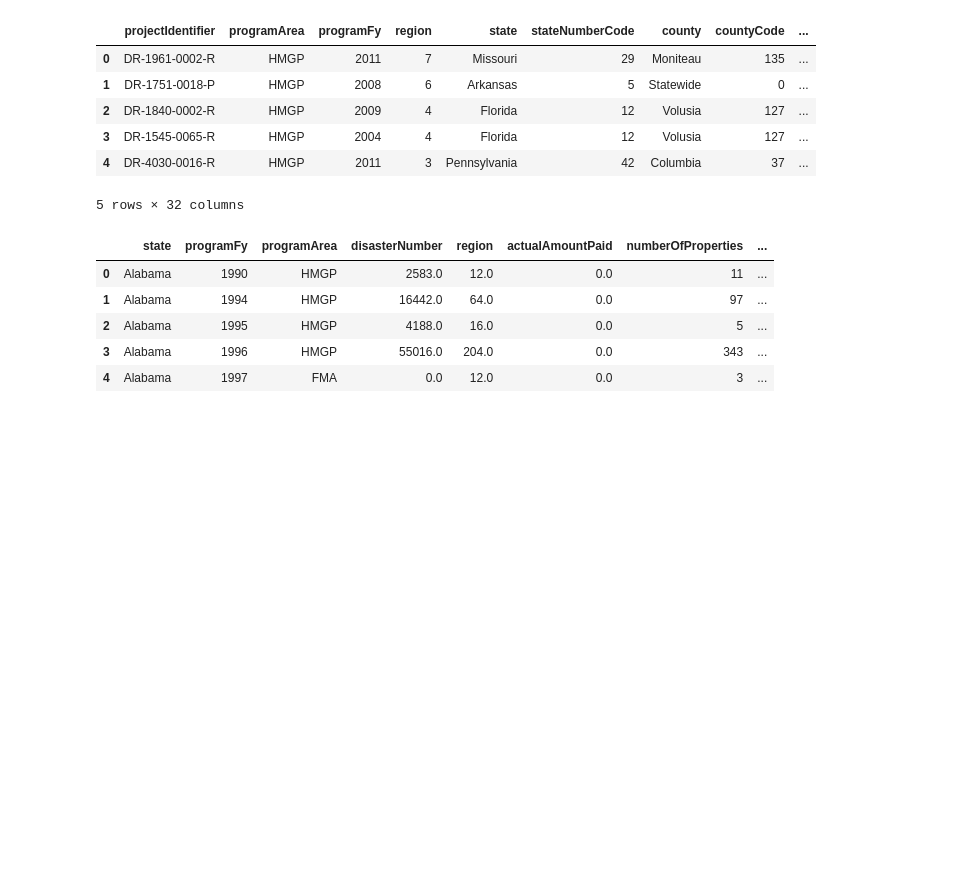
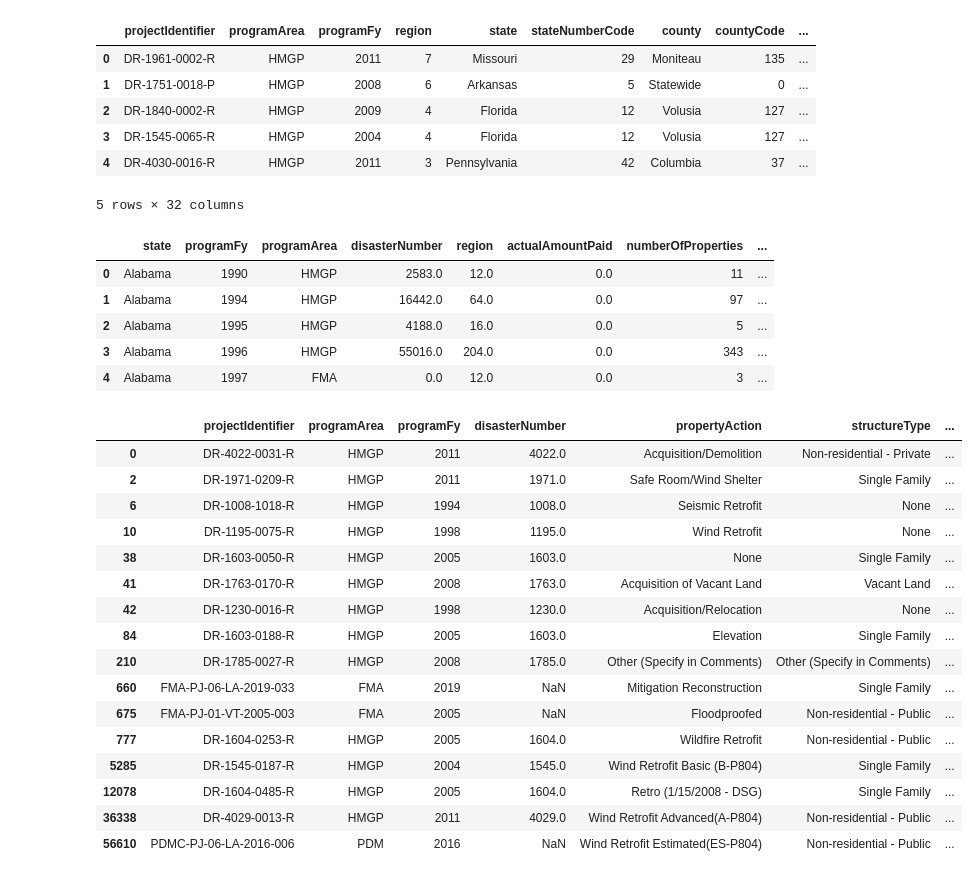
Before and after one commit to RafaelBackx/InformationVisualisation2023, a Jupyter notebook: Data/Analysis-Preprocessing/fema_preprocessing.ipynb, the cells around one changed output. Saved outputs shown, nothing was run; the diff lists cells and outputs as text; code cells hidden in the pictures; blank space fills up the shorter version.

```diff
--- a/Data/Analysis-Preprocessing/fema_preprocessing.ipynb
+++ b/Data/Analysis-Preprocessing/fema_preprocessing.ipynb
@@ -52,3 +52,23 @@ df_disasters = pd.read_csv('../Preprocessed-Natural-Disasters.csv', delimiter=';
 df_disasters_us = df_disasters[df_disasters['ISO'] == 'USA']
 # %%
 df_properties = pd.read_json('../preprocessed-fema-properties.json')
+# %%
+df_properties.drop_duplicates(subset=['propertyAction'])
+# %% [output]
+|  | projectIdentifier | programArea | programFy | disasterNumber | propertyAction | structureType | ... |
+| 0 | DR-4022-0031-R | HMGP | 2011 | 4022.0 | Acquisition/Demolition | Non-residential - Private | ... |
+| 2 | DR-1971-0209-R | HMGP | 2011 | 1971.0 | Safe Room/Wind Shelter | Single Family | ... |
+| 6 | DR-1008-1018-R | HMGP | 1994 | 1008.0 | Seismic Retrofit | None | ... |
+| 10 | DR-1195-0075-R | HMGP | 1998 | 1195.0 | Wind Retrofit | None | ... |
+| 38 | DR-1603-0050-R | HMGP | 2005 | 1603.0 | None | Single Family | ... |
+| 41 | DR-1763-0170-R | HMGP | 2008 | 1763.0 | Acquisition of Vacant Land | Vacant Land | ... |
+| 42 | DR-1230-0016-R | HMGP | 1998 | 1230.0 | Acquisition/Relocation | None | ... |
+| 84 | DR-1603-0188-R | HMGP | 2005 | 1603.0 | Elevation | Single Family | ... |
+| 210 | DR-1785-0027-R | HMGP | 2008 | 1785.0 | Other (Specify in Comments) | Other (Specify in Comments) | ... |
+| 660 | FMA-PJ-06-LA-2019-033 | FMA | 2019 | NaN | Mitigation Reconstruction | Single Family | ... |
+| 675 | FMA-PJ-01-VT-2005-003 | FMA | 2005 | NaN | Floodproofed | Non-residential - Public | ... |
+| 777 | DR-1604-0253-R | HMGP | 2005 | 1604.0 | Wildfire Retrofit | Non-residential - Public | ... |
+| 5285 | DR-1545-0187-R | HMGP | 2004 | 1545.0 | Wind Retrofit Basic (B-P804) | Single Family | ... |
+| 12078 | DR-1604-0485-R | HMGP | 2005 | 1604.0 | Retro (1/15/2008 - DSG) | Single Family | ... |
+| 36338 | DR-4029-0013-R | HMGP | 2011 | 4029.0 | Wind Retrofit Advanced(A-P804) | Non-residential - Public | ... |
+| 56610 | PDMC-PJ-06-LA-2016-006 | PDM | 2016 | NaN | Wind Retrofit Estimated(ES-P804) | Non-residential - Public | ... |
```
Also changed, not shown: parts of 2 cells of this notebook, 8 other files.
